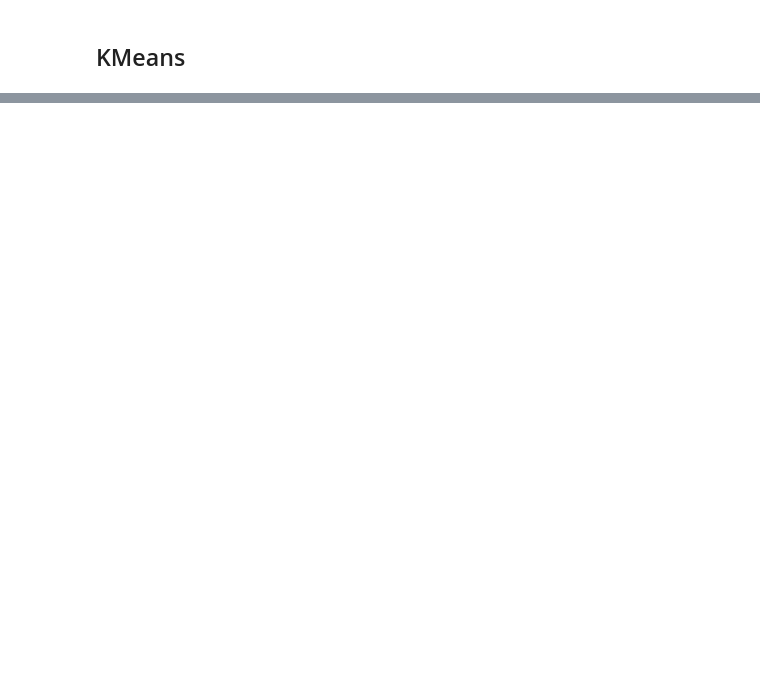
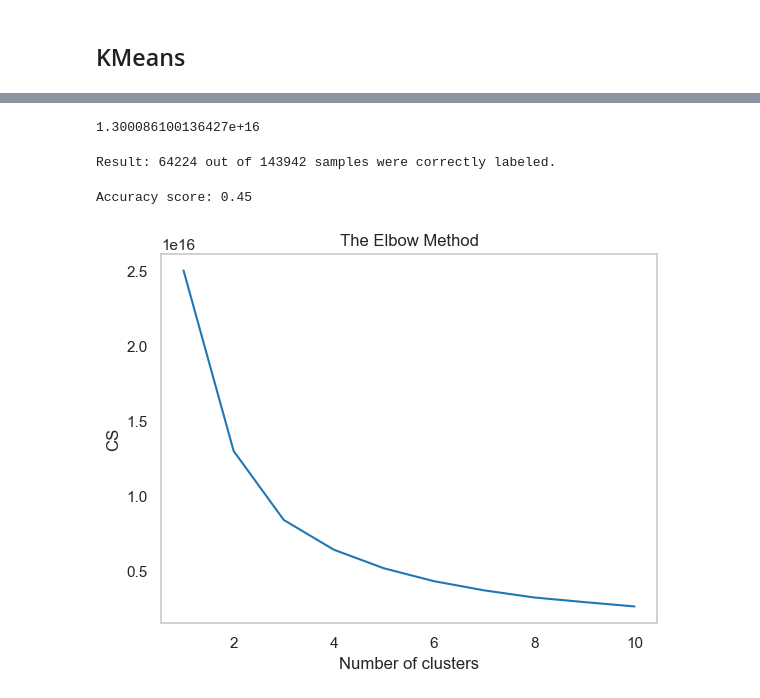
Before and after one commit to MBA-IA-GROUP-A/Plataformas-cognitivas, a Jupyter notebook: explore_data/explore_fabi.ipynb, the cells around one changed output, grey strips where cells are left out. Drawn from its saved outputs; the diff is of its cells as text; code cells hidden in the pictures; blank space fills up the shorter version.

```diff
--- a/explore_data/explore_fabi.ipynb
+++ b/explore_data/explore_fabi.ipynb
@@ -74,0 +458,24 @@ print(pred_df)
+# %%
+from sklearn.preprocessing import LabelEncoder
+le = LabelEncoder()
+X_original['loan_limit'] = le.fit_transform(X_original['loan_limit'])
+X_original['Gender'] = le.fit_transform(X_original['Gender'])
+X_original['approv_in_adv'] = le.fit_transform(X_original['approv_in_adv'])
+X_original['loan_type'] = le.fit_transform(X_original['loan_type'])
+X_original['loan_purpose'] = le.fit_transform(X_original['loan_purpose'])
+X_original['Credit_Worthiness'] = le.fit_transform(X_original['Credit_Worthiness'])
+X_original['open_credit'] = le.fit_transform(X_original['open_credit'])
+X_original['business_or_commercial'] = le.fit_transform(X_original['business_or_commercial'])
+X_original['credit_type'] = le.fit_transform(X_original['credit_type'])
+X_original['co_applicant_credit_type'] = le.fit_transform(X_original['co_applicant_credit_type'])
+X_original['submission_of_application'] = le.fit_transform(X_original['submission_of_application'])
+X_original['Region'] = le.fit_transform(X_original['Region'])
+X_original['Security_Type'] = le.fit_transform(X_original['Security_Type'])
+X_original['Neg_ammortization'] = le.fit_transform(X_original['Neg_ammortization'])
+X_original['interest_only'] = le.fit_transform(X_original['interest_only'])
+X_original['construction_type'] = le.fit_transform(X_original['construction_type'])
+X_original['occupancy_type'] = le.fit_transform(X_original['occupancy_type'])
+X_original['Secured_by'] = le.fit_transform(X_original['Secured_by'])
+X_original['age'] = le.fit_transform(X_original['age'])
+X_original['lump_sum_payment'] = le.fit_transform(X_original['lump_sum_payment'])
+X_original['total_units'] = data_normalized['total_units']
@@ -74,0 +492,3 @@ print(pred_df)
+# %%
+target = X_original['Status']
+X_original.drop(['Status'], axis=1, inplace=True)
@@ -74,0 +512,4 @@ print(pred_df)
+# %%
+kmeans = KMeans(n_clusters=2, random_state=0)
+
+kmeans.fit(X_original)
@@ -74,0 +537,31 @@ print(pred_df)
+# %%
+kmeans.inertia_
+# %% [output]
+1.300086100136427e+16
+# %%
+labels = kmeans.labels_
+
+# check how many of the samples were correctly labeled
+correct_labels = sum(Y_original == labels)
+
+print("Result: %d out of %d samples were correctly labeled." % (correct_labels, Y_original.size))
+# %% [output]
+Result: 64224 out of 143942 samples were correctly labeled.
+# %%
+print('Accuracy score: {0:0.2f}'. format(correct_labels/float(Y_original.size)))
+# %% [output]
+Accuracy score: 0.45
+# %%
+from sklearn.cluster import KMeans
+cs = []
+for i in range(1, 11):
+    kmeans = KMeans(n_clusters = i, init = 'k-means++', max_iter = 300, n_init = 10, random_state = 0)
+    kmeans.fit(X_original)
+    cs.append(kmeans.inertia_)
+plt.plot(range(1, 11), cs)
+plt.title('The Elbow Method')
+plt.xlabel('Number of clusters')
+plt.ylabel('CS')
+plt.show()
+# %% [output]
+[figure, added]
```
Also changed, not shown: parts of 43 cells of this notebook.
